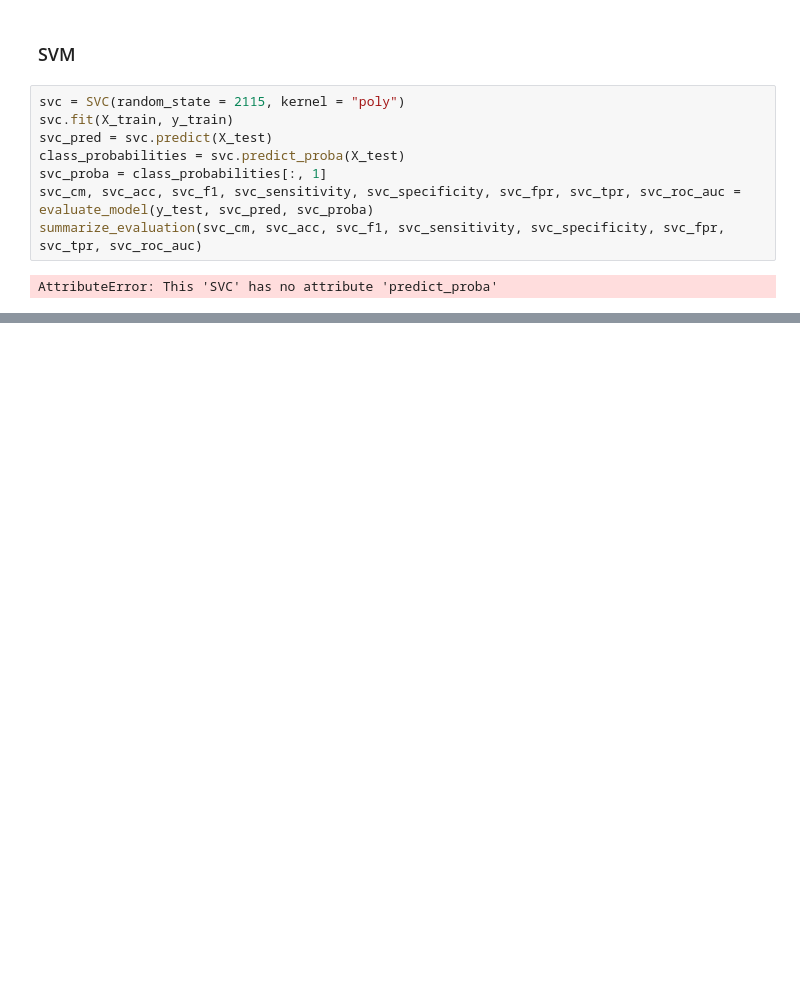
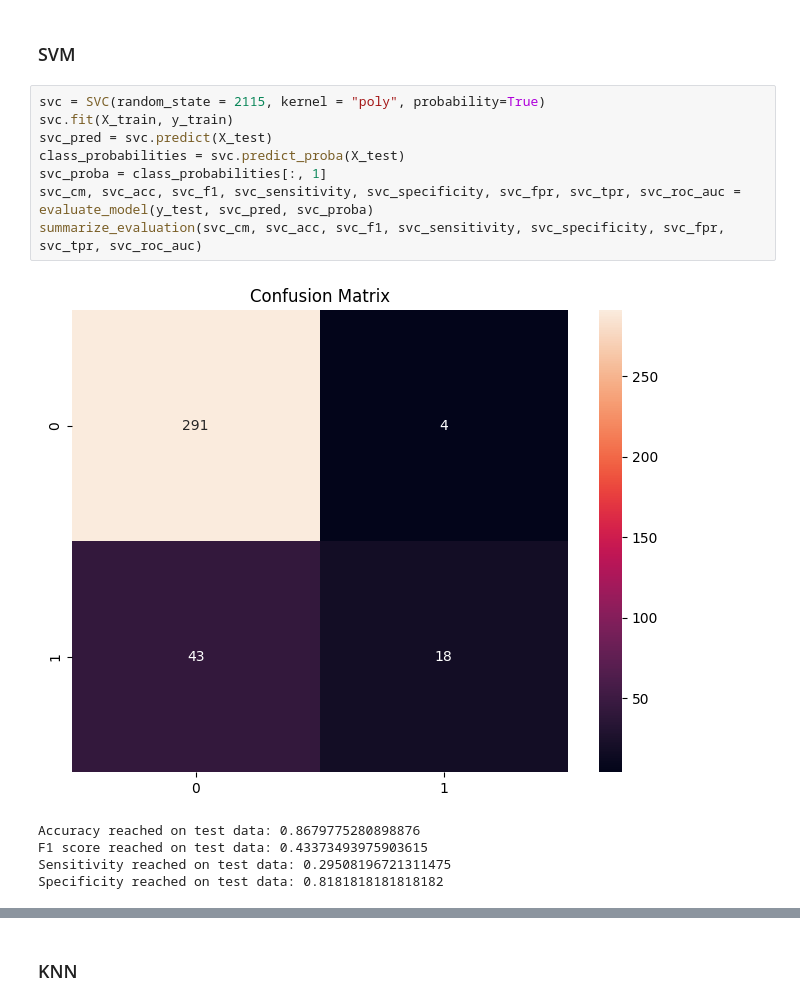
Before and after one commit to Michciak/DataGigaChads_BHL9, a Jupyter notebook: modeling.ipynb, the cells around one changed output, grey strips where cells are left out. Drawn from its saved outputs; the diff is of its cells as text; blank space fills up the shorter version.

```diff
--- a/modeling.ipynb
+++ b/modeling.ipynb
@@ -233,12 +234,16 @@ Specificity reached on test data: 0.9670886075949368
 # %% [markdown]
 ### SVM
 # %%
-svc = SVC(random_state = 2115, kernel = "poly")
+svc = SVC(random_state = 2115, kernel = "poly", probability=True)
 svc.fit(X_train, y_train)
 svc_pred = svc.predict(X_test)
 class_probabilities = svc.predict_proba(X_test)
 svc_proba = class_probabilities[:, 1]
 svc_cm, svc_acc, svc_f1, svc_sensitivity, svc_specificity, svc_fpr, svc_tpr, svc_roc_auc = evaluate_model(y_test, svc_pred, svc_proba)
 summarize_evaluation(svc_cm, svc_acc, svc_f1, svc_sensitivity, svc_specificity, svc_fpr, svc_tpr, svc_roc_auc)
 # %% [output]
+[figure, added]
-AttributeError: This 'SVC' has no attribute 'predict_proba'
+Accuracy reached on test data: 0.8679775280898876
+F1 score reached on test data: 0.43373493975903615
+Sensitivity reached on test data: 0.29508196721311475
+Specificity reached on test data: 0.8181818181818182
@@ -244,0 +251,2 @@ AttributeError: This 'SVC' has no attribute 'predict_proba'
+# %% [markdown]
+### KNN
```
Also changed, not shown: parts of 39 cells of this notebook, 2 other files.
